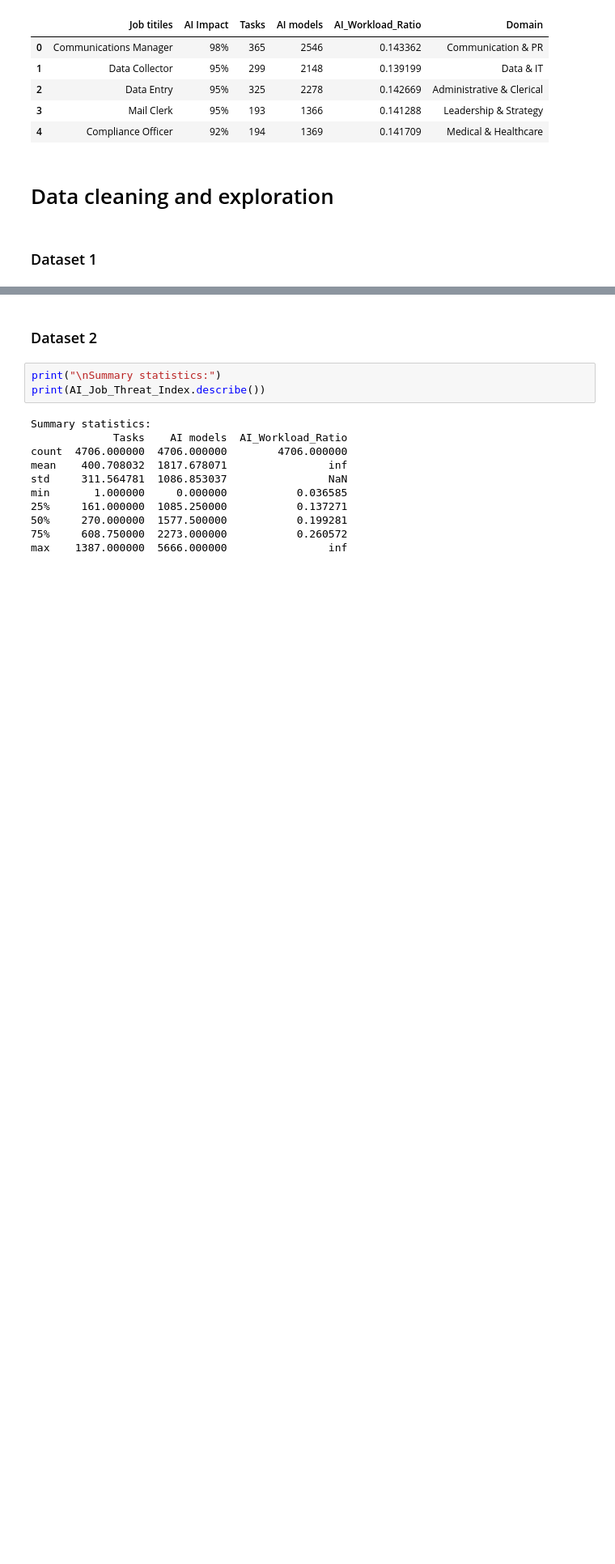
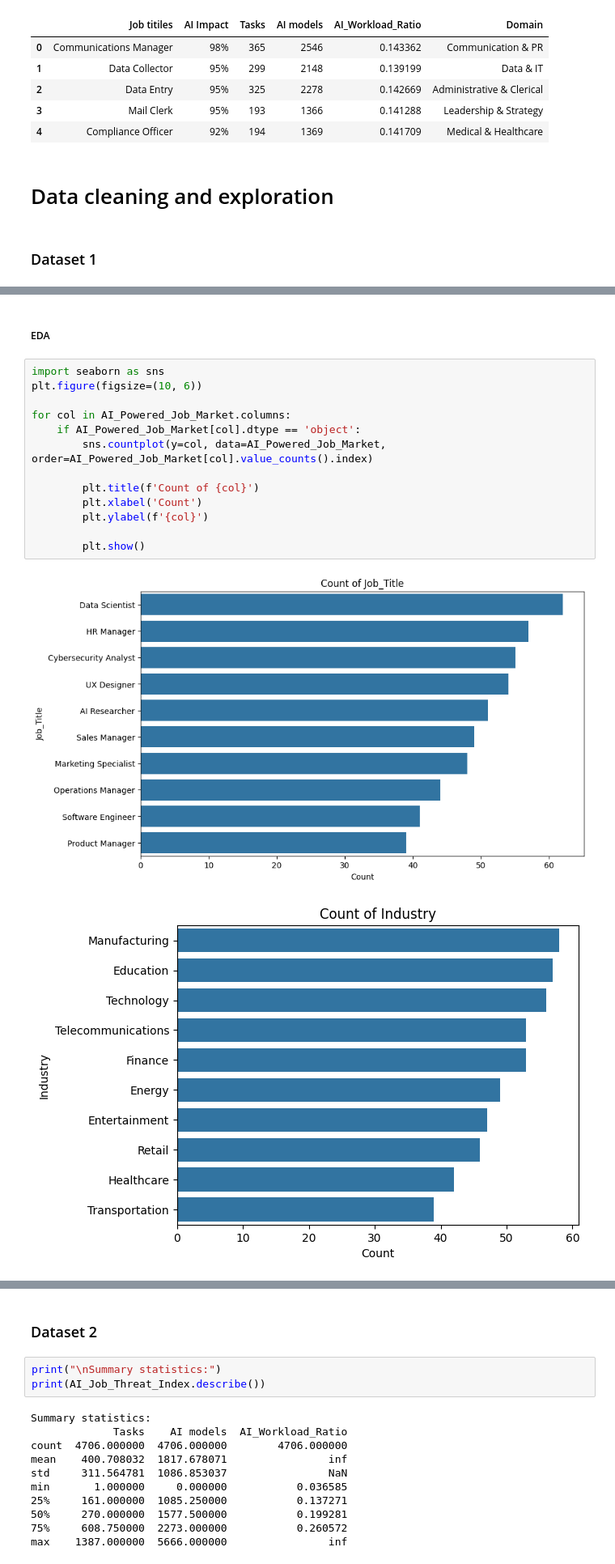
Before and after one commit to adrianapsay/math189finalproject, a Jupyter notebook: jessie.ipynb, the cells around one changed output, grey strips where cells are left out. Shown at 81% size. Drawn from its saved outputs; the diff is of its cells as text; blank space fills up the shorter version.

```diff
--- a/jessie.ipynb
+++ b/jessie.ipynb
@@ -31,0 +57,18 @@ AI_Job_Threat_Index.head()
+# %% [markdown]
+##### EDA
+# %%
+import seaborn as sns
+plt.figure(figsize=(10, 6))
+
+for col in AI_Powered_Job_Market.columns:
+    if AI_Powered_Job_Market[col].dtype == 'object':
+        sns.countplot(y=col, data=AI_Powered_Job_Market, order=AI_Powered_Job_Market[col].value_counts().index)
+
+        plt.title(f'Count of {col}')
+        plt.xlabel('Count')
+        plt.ylabel(f'{col}')
+
+        plt.show()
+# %% [output]
+[figure, added]
+[figure, added]
```
Also changed, not shown: parts of 20 cells of this notebook.
